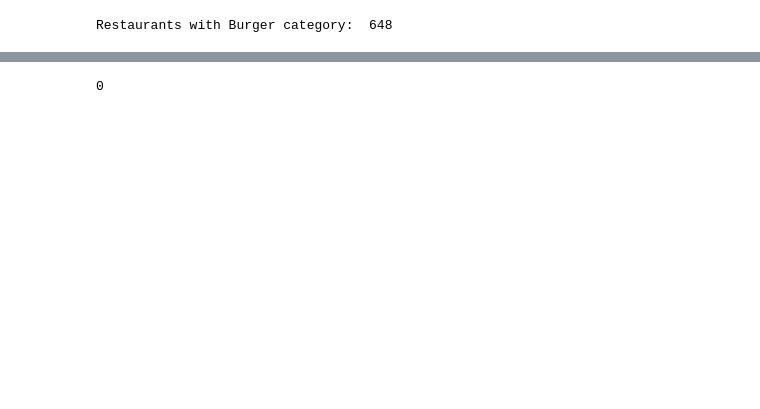
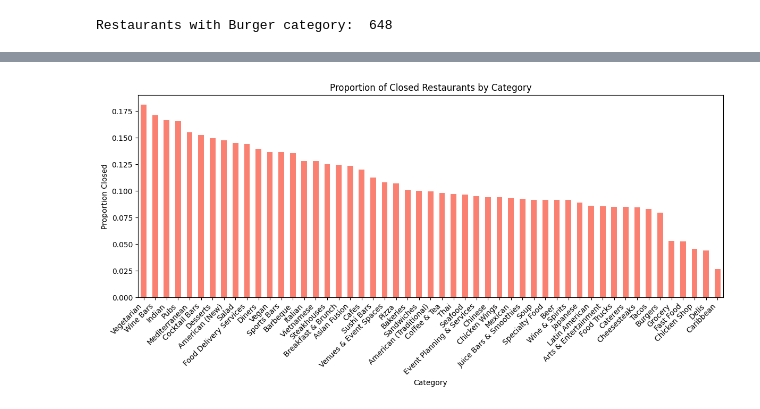
Before and after one commit to ZeeshawnH/ZeeshawnH.github.io, a Jupyter notebook: code/zeeshawn_nb.ipynb, the cells around one changed output, grey strips where cells are left out. Cells and saved outputs as stored; diff of their text form; code cells hidden in the pictures; blank space fills up the shorter version.

```diff
--- a/code/zeeshawn_nb.ipynb
+++ b/code/zeeshawn_nb.ipynb
@@ -429,8 +429,45 @@ show(p)
 [interactive output not drawn]
 [interactive output not drawn]
 # %%
-# get all restaurants where categories contains 'Coffee & Tea'
-coffee_tea = restaurants[restaurants['categories'].str.contains('Coffee & Tea', na=False)]
-print(len(coffee_tea))
+import matplotlib.pyplot as plt
+
+# Get only restaurants with valid category lists
+restaurants_valid = restaurants[restaurants['categories'].apply(lambda x: isinstance(x, list))]
+
+# Filter for restaurants with at least one review in 2020
+reviewed_in_2020 = reviews[reviews['date'] >= '2020-01-01']['business_id'].unique()
+restaurants_valid = restaurants_valid[restaurants_valid['business_id'].isin(reviewed_in_2020)]
+
+# Explode categories
+exploded = restaurants_valid.explode('categories')
+
+# Count total number of restaurants per category
+total_counts = exploded.groupby('categories')['business_id'].nunique()
+
+# Count closed restaurants per category
+closed = exploded[exploded['is_open'] == 0]
+closed_counts = closed.groupby('categories')['business_id'].nunique()
+
+# Calculate proportion closed
+proportion_closed = (closed_counts / total_counts).dropna()
+
+# Filter out low-count categories (optional, e.g., fewer than 25 businesses total)
+proportion_closed = proportion_closed[total_counts[proportion_closed.index] > 100]
+
+# Exclude overly broad categories
+exclude = {'Restaurants', 'Food', 'Nightlife', 'Bars'}
+proportion_closed = proportion_closed[~proportion_closed.index.isin(exclude)]
+
+# Sort and plot
+proportion_closed = proportion_closed.sort_values(ascending=False)
+
+plt.figure(figsize=(12, 6))
+proportion_closed.plot(kind='bar', color='salmon')
+plt.title('Proportion of Closed Restaurants by Category')
+plt.xlabel('Category')
+plt.ylabel('Proportion Closed')
+plt.xticks(rotation=45, ha='right')
+plt.tight_layout()
+plt.show()
 # %% [output]
-0
+[figure, added]
```
Also changed, not shown: parts of 1 cell of this notebook, 1 other file.
